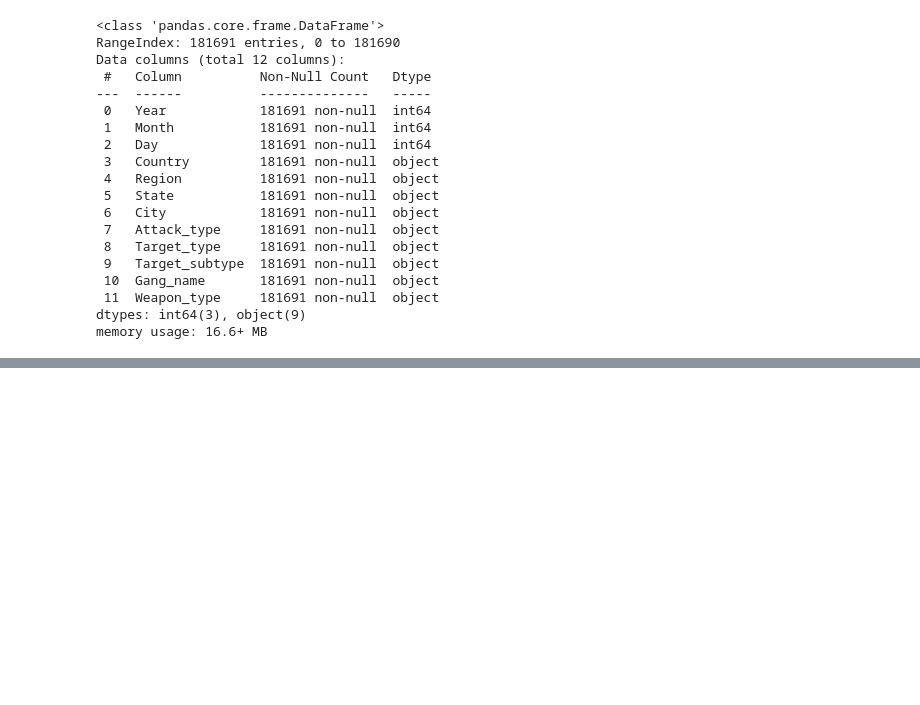
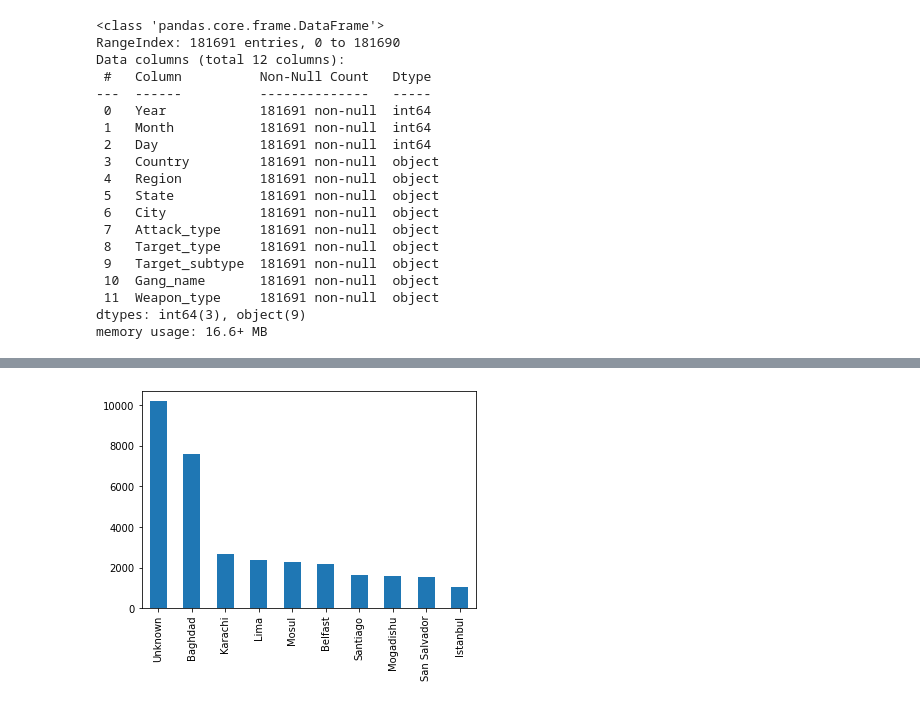
Before and after one commit to Nikhilprasad1010/Global-terrorism-analysis, a Jupyter notebook: Global_terrorism.ipynb, the cells around one changed output, grey strips where cells are left out. Drawn from its saved outputs; the diff is of its cells as text; code cells hidden in the pictures; blank space fills up the shorter version.

```diff
--- a/Global_terrorism.ipynb
+++ b/Global_terrorism.ipynb
@@ -249,0 +274,6 @@ memory usage: 16.6+ MB
+# %%
+#top 10 most affected cities.
+Top_ten =terrorism_df['City'].value_counts().sort_values(ascending=False).head(10)
+Top_ten =Top_ten.plot( x= 'city' , kind= 'bar')
+# %% [output]
+[figure, added]
```
Also changed, not shown: parts of 27 cells of this notebook.
